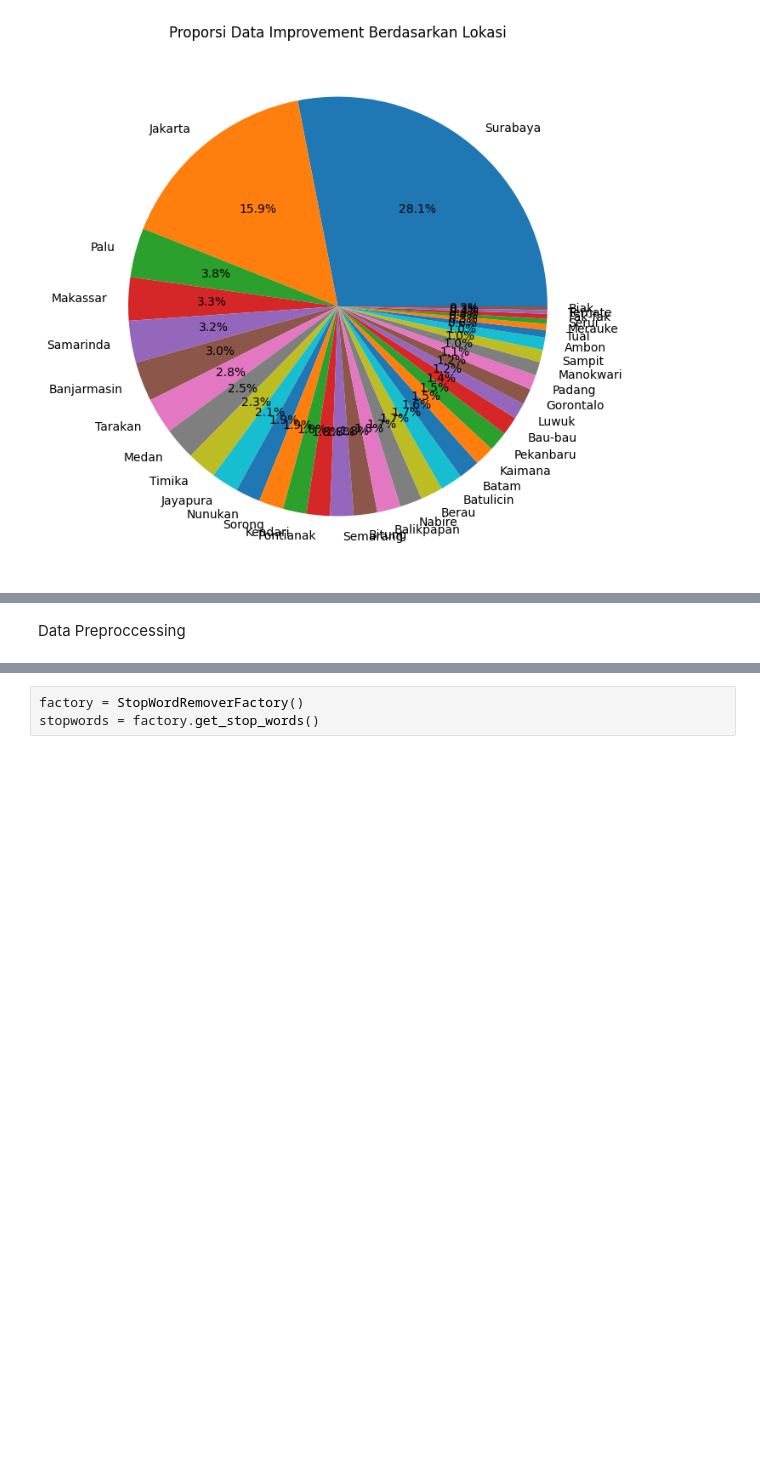
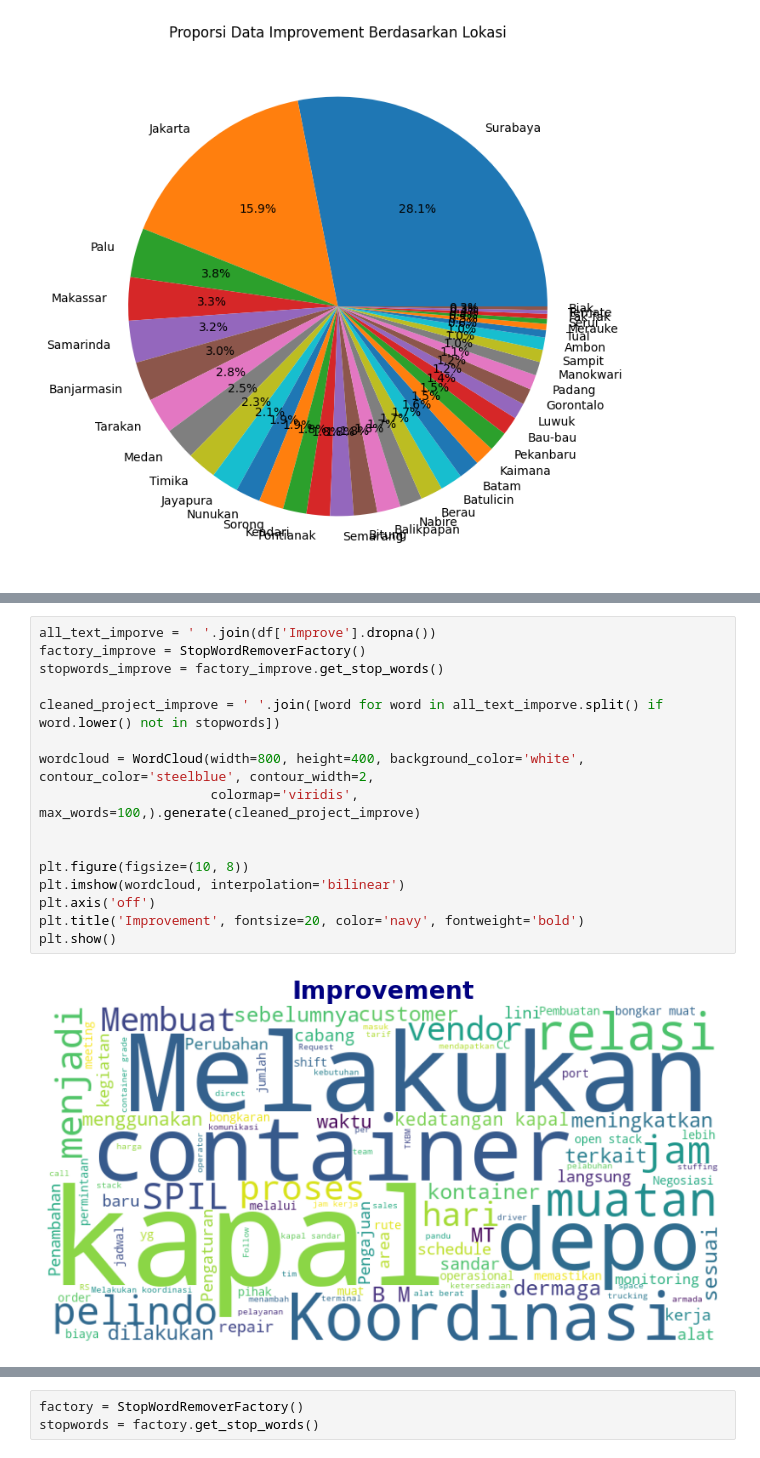
Before and after one commit to ChristoliniAngelo/sistem-rekomendasi-action-plan, a Jupyter notebook: fix.ipynb, the cells around one changed output, grey strips where cells are left out. Saved outputs shown, nothing was run; the diff lists cells and outputs as text; blank space fills up the shorter version.

```diff
--- a/fix.ipynb
+++ b/fix.ipynb
@@ -142,2 +141,18 @@ plt.show()
-# %% [markdown]
-Data Preproccessing
+# %%
+all_text_imporve = ' '.join(df['Improve'].dropna())
+factory_improve = StopWordRemoverFactory()
+stopwords_improve = factory_improve.get_stop_words()
+
+cleaned_project_improve = ' '.join([word for word in all_text_imporve.split() if word.lower() not in stopwords])
+
+wordcloud = WordCloud(width=800, height=400, background_color='white', contour_color='steelblue', contour_width=2,
+                      colormap='viridis', max_words=100,).generate(cleaned_project_improve)
+
+
+plt.figure(figsize=(10, 8))
+plt.imshow(wordcloud, interpolation='bilinear')
+plt.axis('off')
+plt.title('Improvement', fontsize=20, color='navy', fontweight='bold')
+plt.show()
+# %% [output]
+[figure, added]
```
Also changed, not shown: parts of 13 cells of this notebook.
